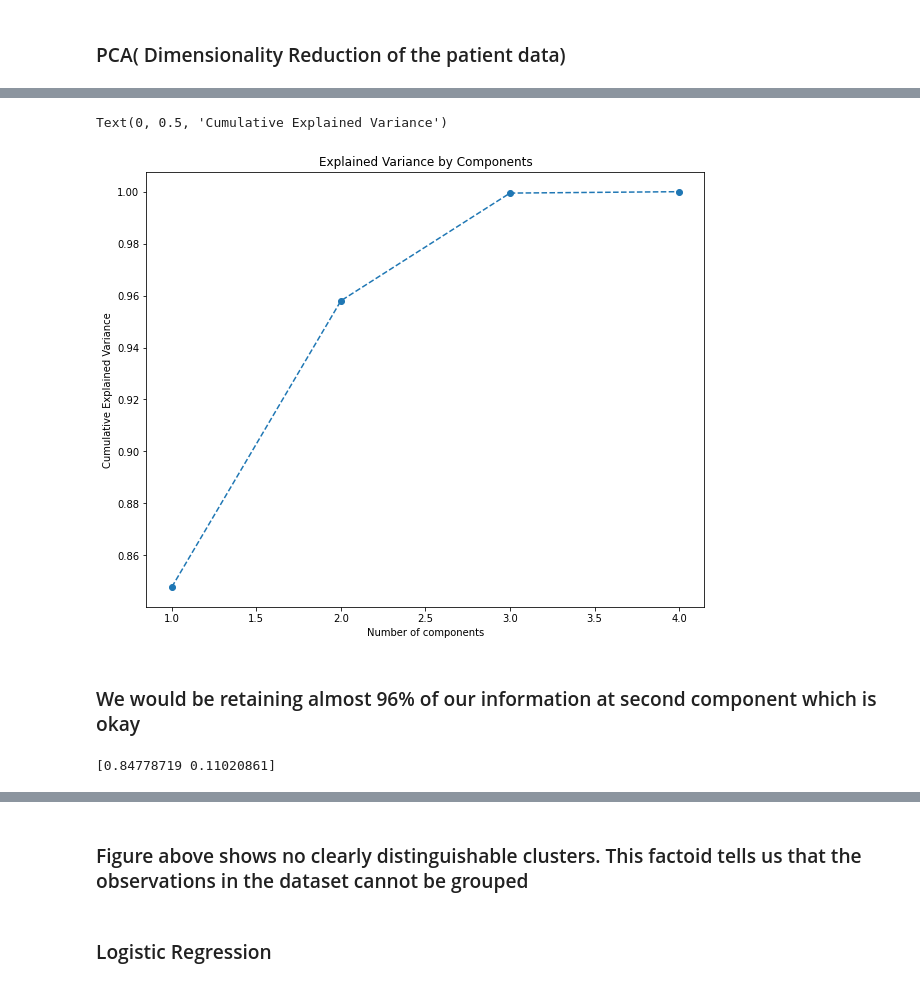
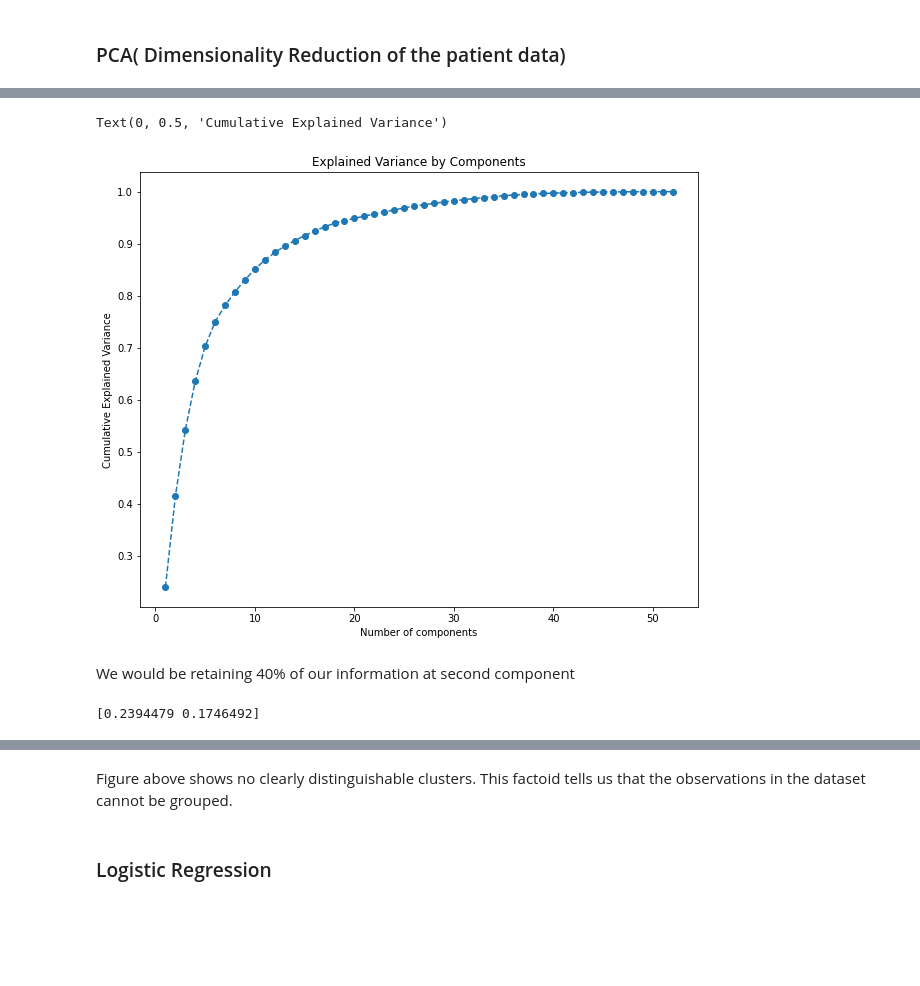
Before and after one commit to rukayah/Amazon-Website-Web-Scraping-BeautifulSoup-, a Jupyter notebook: Copy_of_141.ipynb, the cells around one changed output, grey strips where cells are left out. Saved outputs shown, nothing was run; the diff lists cells and outputs as text; code cells hidden in the pictures; blank space fills up the shorter version.

```diff
--- a/Copy_of_141.ipynb
+++ b/Copy_of_141.ipynb
@@ -553,7 +463,3 @@ Name: group, dtype: int64
-# %%
-patient = patient[patient['sex'].notna()]
-patient = patient[patient['age'].notna()]
-patient = patient[patient['age'].notna()]
 # %%
 #Drop all rows where sex,age and infection_case is null
 patient_new = patient.dropna(subset=['sex','age','infection_case'])
@@ -605,11 +511,3 @@ missing_data
 #drop all columns with missing values, patient_id, country and confirmed_date
 patient_new = patient_new.drop(['country','patient_id','deceased_date','symptom_onset_date','contact_number',
                                 'infected_by','released_date','city'], axis = 1)
-# %%
-#Change all features to numeric
-patient_new['province'] = patient_new['province'].astype('category').cat.codes #change to numeric
-patient_new['age'].astype('int') # change age data type to int
-d_sex = {"male": 1, "female" : 0}
-patient_new['sex'] = patient_new['sex'].map(d_sex) #convert sex to numeric
-patient_new['infection_case'] = patient_new['infection_case'].astype('category').cat.codes
-patient_new['confirmed_date'] = pd.to_datetime(patient['confirmed_date'])
@@ -626,3 +514,6 @@ patient_new.corr()
+# %%
+# generate binary values using get_dummies
+dummy_data = pd.get_dummies(patient_new, columns=['sex','province','infection_case'],prefix=["sex","province",'infection'])
 # %% [markdown]
 # Modelling
 # %% [markdown]
@@ -636,8 +527,8 @@ deceased      35
 Name: state, dtype: int64
 # %%
 #label encode the target variable
-target = patient_new['state']
-features = patient_new.drop(['confirmed_date','state'],axis = 1)
+target = dummy_data['state']
+features = dummy_data.drop(['confirmed_date','state','age'],axis = 1)
 
 le = LabelEncoder()
 le.fit(target)
@@ -659,14 +562,14 @@ array([8.47787195e-01, 1.10208609e-01, 4.14633394e-02, 5.40856920e-04])
 # %%
 plt.figure(figsize = (10,8))
-plt.plot(range(1,5),pca.explained_variance_ratio_.cumsum(), marker = 'o', linestyle="--")
+plt.plot(range(1,53),pca.explained_variance_ratio_.cumsum(), marker = 'o', linestyle="--")
 plt.title('Explained Variance by Components')
 plt.xlabel('Number of components')
 plt.ylabel('Cumulative Explained Variance')
 # %% [output]
 Text(0, 0.5, 'Cumulative Explained Variance')
-[figure, old version]
+[figure, new version]
 # %% [markdown]
-### We would be retaining almost 96% of our information at second component which is okay
+We would be retaining 40% of our information at second component
 # %%
 pca = PCA(n_components = 2)
 pca.fit(features)
@@ -677,7 +580,7 @@ print(variance)
 #Save components to a DataFrame
 PCA_components = pd.DataFrame(data_pca)
 # %% [output]
-[0.84778719 0.11020861]
+[0.2394479 0.1746492]
 # %%
 #create a dataframe to store the components
 principalDf = pd.DataFrame(data = data_pca,columns = ['principal component 1', 'principal component 2' ])
@@ -689,7 +592,7 @@ fig.show(title="Separability of the target variable in the data", xlabel = 'PCA
 # %% [output]
 [interactive output not drawn]
 # %% [markdown]
-### Figure above shows no clearly distinguishable clusters. This factoid tells us that the observations in the dataset cannot be grouped
+Figure above shows no clearly distinguishable clusters. This factoid tells us that the observations in the dataset cannot be grouped.
 # %% [markdown]
 ### Logistic Regression
 # %%
```
Also changed, not shown: parts of 52 cells of this notebook.
